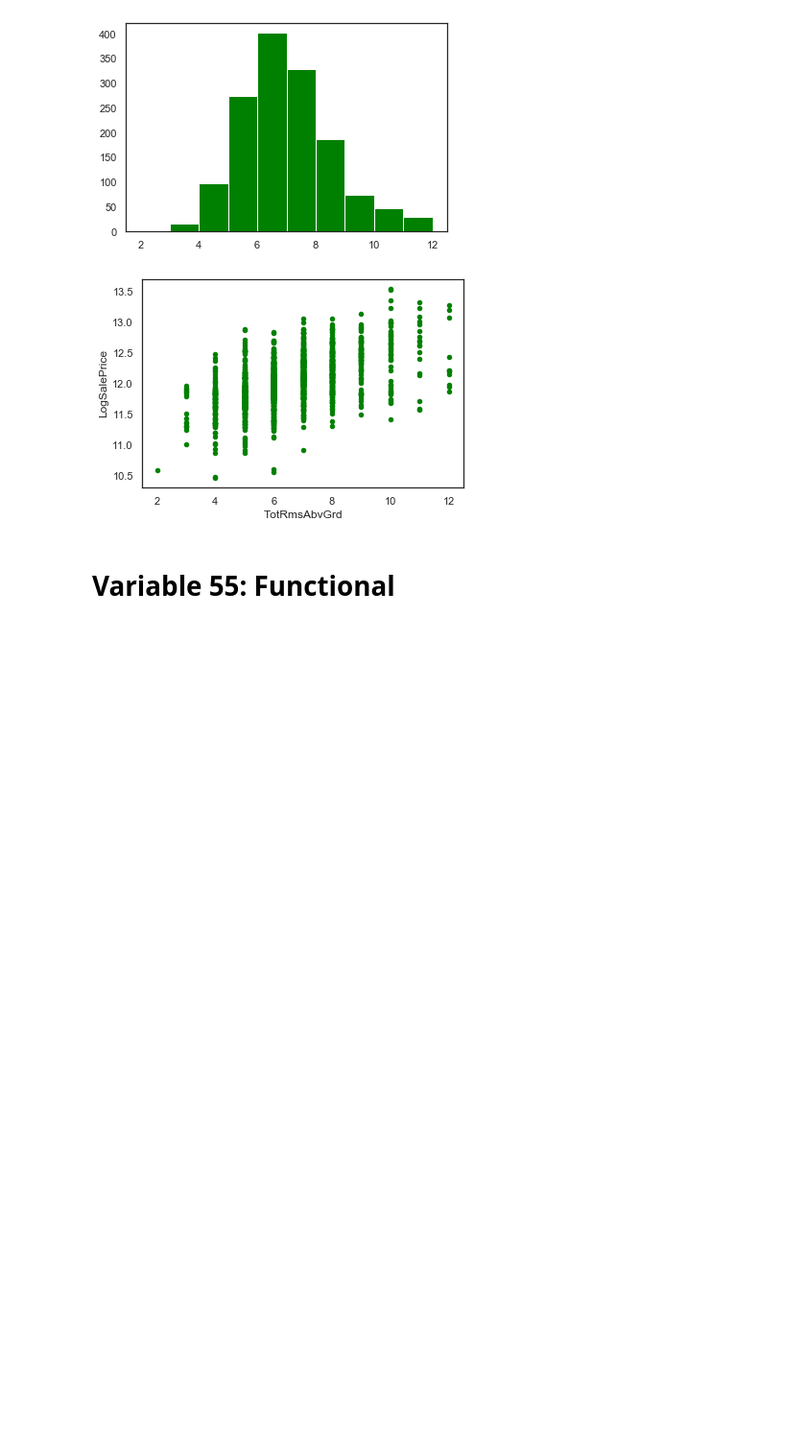
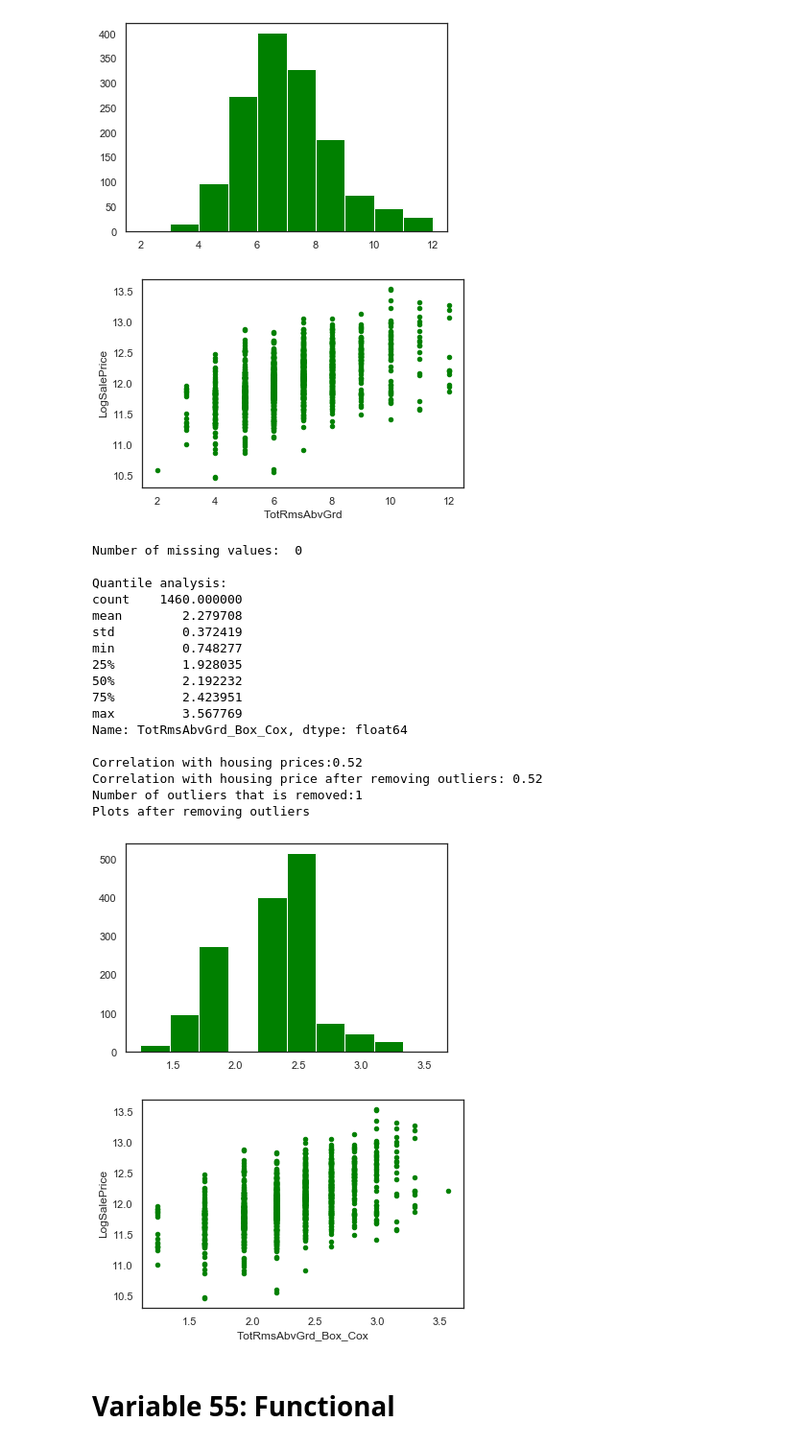
Before and after one commit to zhangym1256/Housing_Price_Project, a Jupyter notebook: may/Machine_Learning_EDA_All_May.ipynb, the cells around one changed output. Shown at 96% size. Cells and saved outputs as stored; diff of their text form; code cells hidden in the pictures; blank space fills up the shorter version.

```diff
--- a/may/Machine_Learning_EDA_All_May.ipynb
+++ b/may/Machine_Learning_EDA_All_May.ipynb
@@ -1744,6 +1787,29 @@ Number of outliers that is removed:1
 Plots after removing outliers
 [figure]
 [figure]
+# %%
+df["TotRmsAbvGrd_Box_Cox"] =box_cox_transform(df, "TotRmsAbvGrd")
+EDA_numeric(df, "TotRmsAbvGrd_Box_Cox")
+# %% [output]
+Number of missing values:  0
+
+Quantile analysis:
+count    1460.000000
+mean        2.279708
+std         0.372419
+min         0.748277
+25%         1.928035
+50%         2.192232
+75%         2.423951
+max         3.567769
+Name: TotRmsAbvGrd_Box_Cox, dtype: float64
+
+Correlation with housing prices:0.52
+Correlation with housing price after removing outliers: 0.52
+Number of outliers that is removed:1
+Plots after removing outliers
+[figure, added]
+[figure, added]
 # %% [markdown]
 # Variable 55: Functional
 # %%
```
Also changed, not shown: parts of 27 cells of this notebook, 1 other file.
